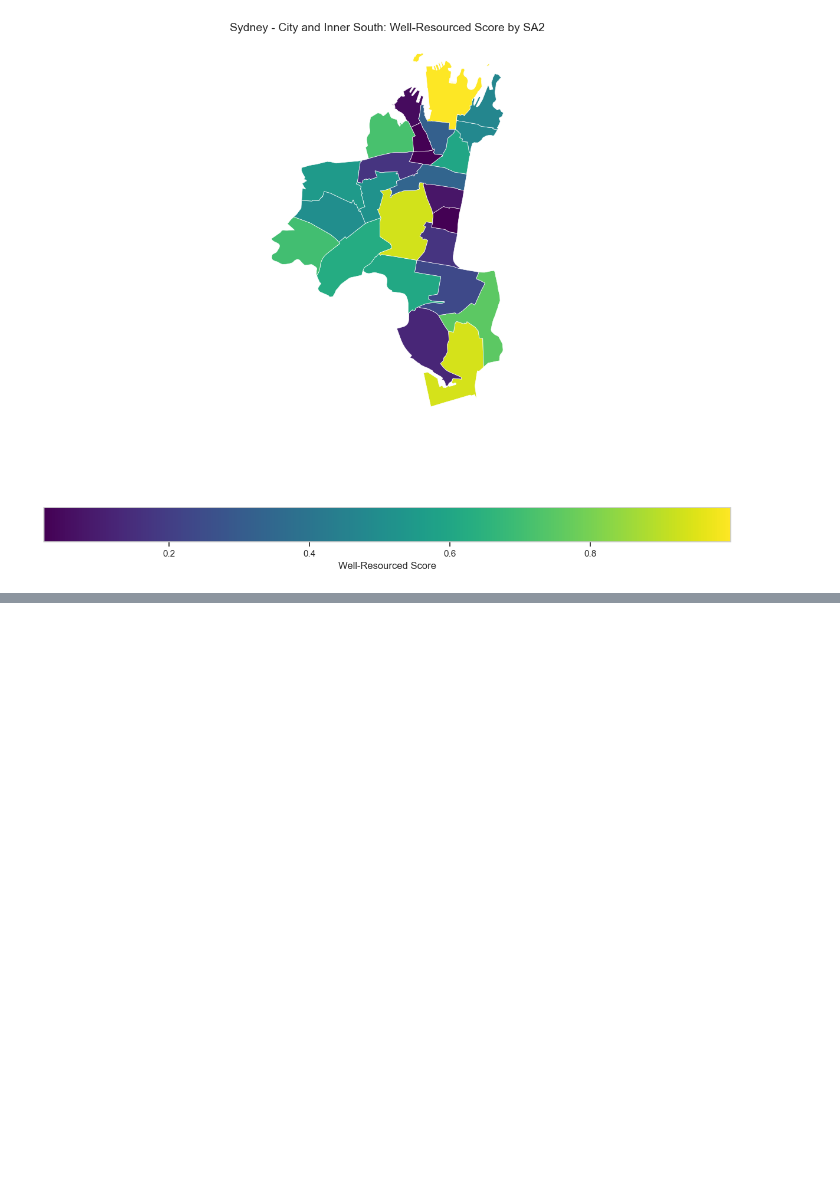
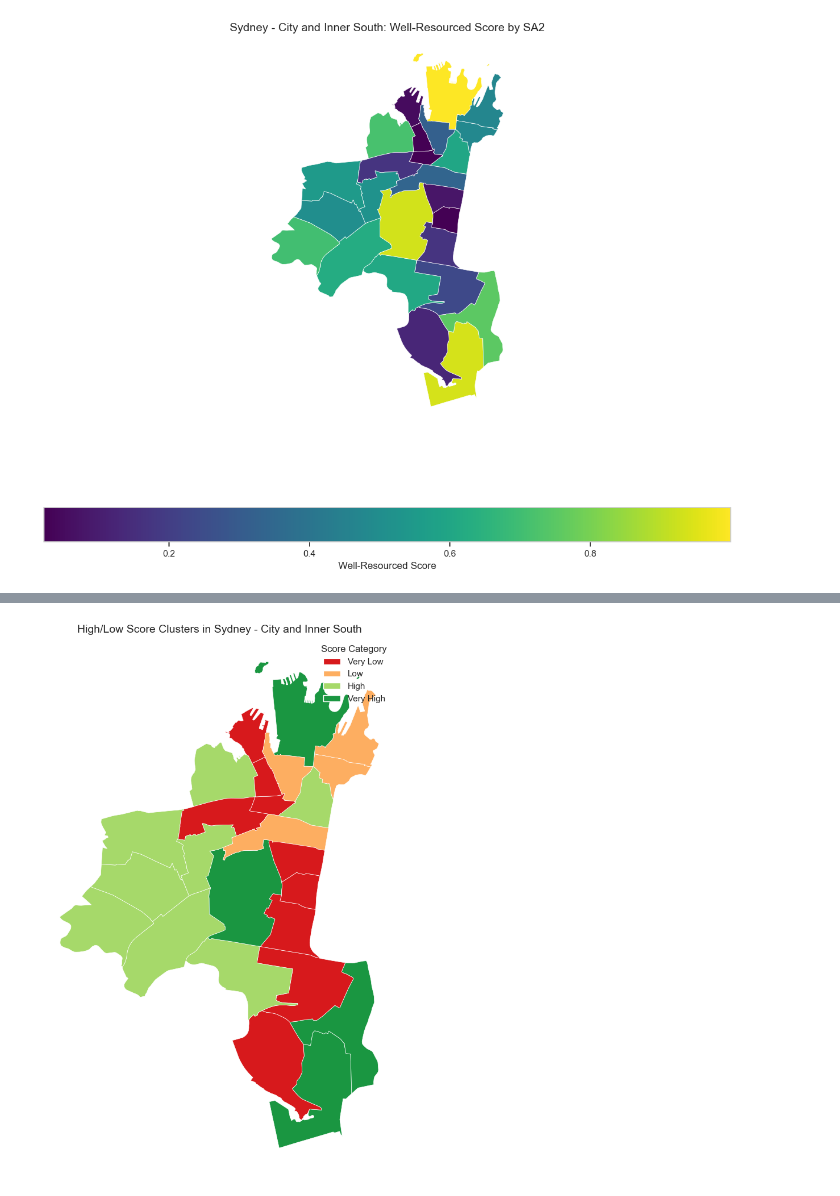
Before and after one commit to Katherine-Kong/DATA2001-A, a Jupyter notebook: lyj.ipynb, the cells around one changed output, grey strips where cells are left out. Saved outputs shown, nothing was run; the diff lists cells and outputs as text; code cells hidden in the pictures; blank space fills up the shorter version.

```diff
--- a/lyj.ipynb
+++ b/lyj.ipynb
@@ -1718,0 +1974,38 @@ final_scores
+# %%
+# 创建高/低得分聚类地图
+fig, ax = plt.subplots(figsize=(12, 10))
+
+# 计算中位数得分，用于区分高低
+median_score = sa2_regions['final_score'].median()
+
+# 划分高/低得分
+sa2_regions['score_category'] = pd.cut(
+    sa2_regions['final_score'],
+    bins=[0, median_score*0.5, median_score, median_score*1.5, 1],
+    labels=['Very Low', 'Low', 'High', 'Very High']
+)
+
+# 为不同类别分配颜色
+cmap = {'Very Low': '#d7191c', 'Low': '#fdae61', 'High': '#a6d96a', 'Very High': '#1a9641'}
+sa2_regions['color'] = sa2_regions['score_category'].map(cmap)
+
+# 绘制地图
+sa2_regions.plot(
+    color=sa2_regions['color'],
+    linewidth=0.5,
+    edgecolor='white',
+    ax=ax
+)
+
+# 添加图例
+from matplotlib.patches import Patch
+legend_elements = [Patch(facecolor=cmap[cat], label=cat) for cat in cmap.keys()]
+ax.legend(handles=legend_elements, title="Score Category")
+
+ax.set_title('High/Low Score Clusters in Sydney - City and Inner South', fontsize=14)
+ax.set_axis_off()
+plt.tight_layout()
+plt.savefig('score_clusters.png', dpi=300)
+plt.show()
+# %% [output]
+[figure, added]
```
Also changed, not shown: parts of 19 cells of this notebook, 13 other files.
